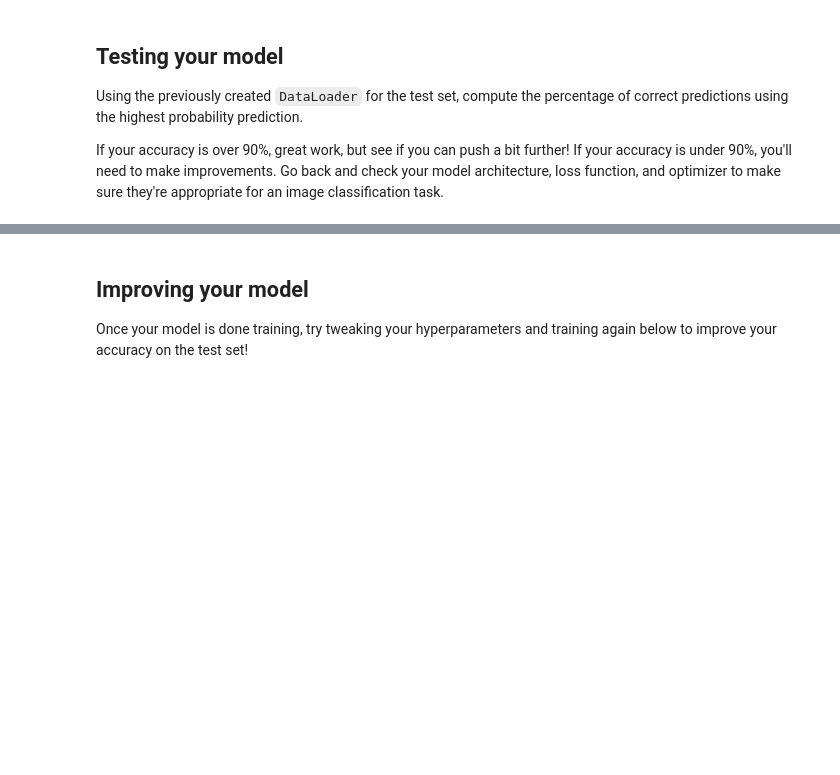
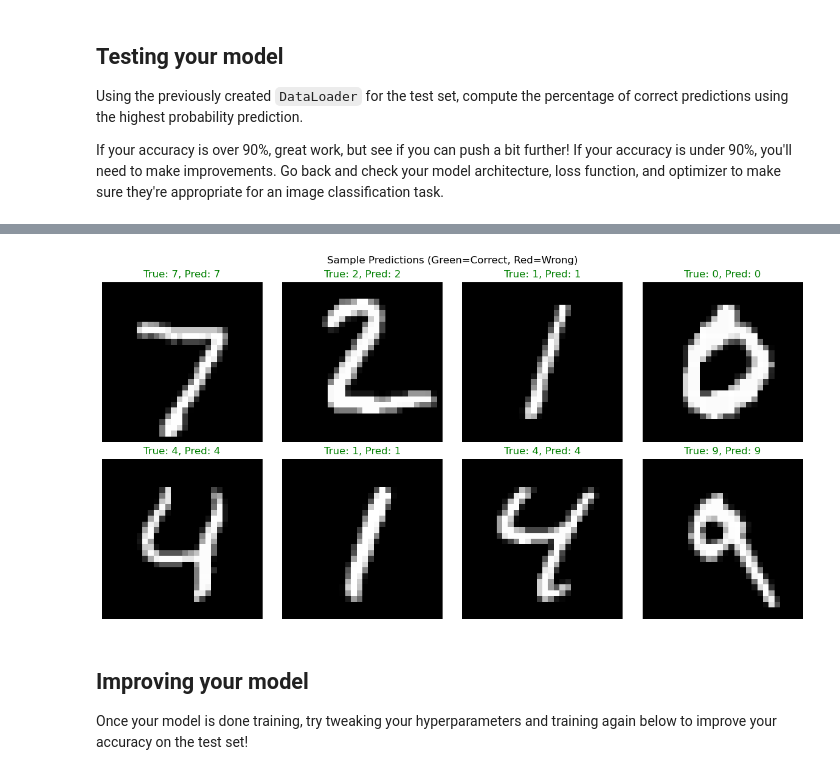
Before and after one commit to albertoivo/handwritten-digits-classifier-dlnd, a Jupyter notebook: MNIST_Handwritten_Digits.ipynb, the cells around one changed output, grey strips where cells are left out. Saved outputs shown, nothing was run; the diff lists cells and outputs as text; code cells hidden in the pictures; blank space fills up the shorter version.

```diff
--- a/MNIST_Handwritten_Digits.ipynb
+++ b/MNIST_Handwritten_Digits.ipynb
@@ -122,3 +416,45 @@ Go back and check your model architecture, loss function, and optimizer to make
+# %%
+# Visualize some predictions
+def visualize_predictions(num_samples=8):
+    """Visualize some test predictions"""
+    # Get one batch of test data
+    dataiter = iter(test_loader)
+    images, labels = next(dataiter)
+    images, labels = images.to(device), labels.to(device)
+
+    # Get predictions
+    outputs = model(images)
+    _, predicted = torch.max(outputs, 1)
+
+    # Plot results
+    fig, axes = plt.subplots(2, 4, figsize=(12, 6))
+    axes = axes.ravel()
+
+    for i in range(num_samples):
+        # Convert to numpy and remove channel dimension
+        img = images[i].cpu().squeeze().numpy()
+
+        # Denormalize image (reverse the normalization we applied)
+        img = img * 0.5 + 0.5  # From [-1,1] back to [0,1]
+
+        axes[i].imshow(img, cmap='gray')
+        axes[i].set_title(f'True: {labels[i].item()}, Pred: {predicted[i].item()}')
+        axes[i].axis('off')
+
+        # Color the title based on correctness
+        if labels[i].item() == predicted[i].item():
+            axes[i].title.set_color('green')
+        else:
+            axes[i].title.set_color('red')
+
+    plt.tight_layout()
+    plt.suptitle('Sample Predictions (Green=Correct, Red=Wrong)', y=1.02)
+    plt.show()
+
+# Show sample predictions
+visualize_predictions()
+# %% [output]
+[figure, added]
 # %% [markdown]
 ## Improving your model
 
```
Also changed, not shown: parts of 22 cells of this notebook.
